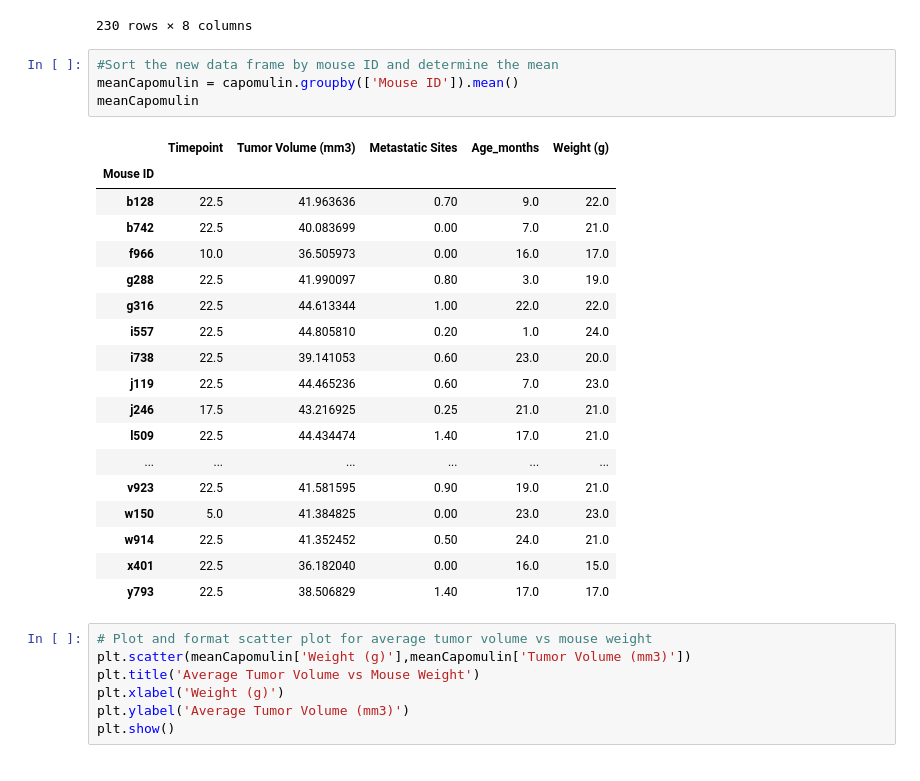
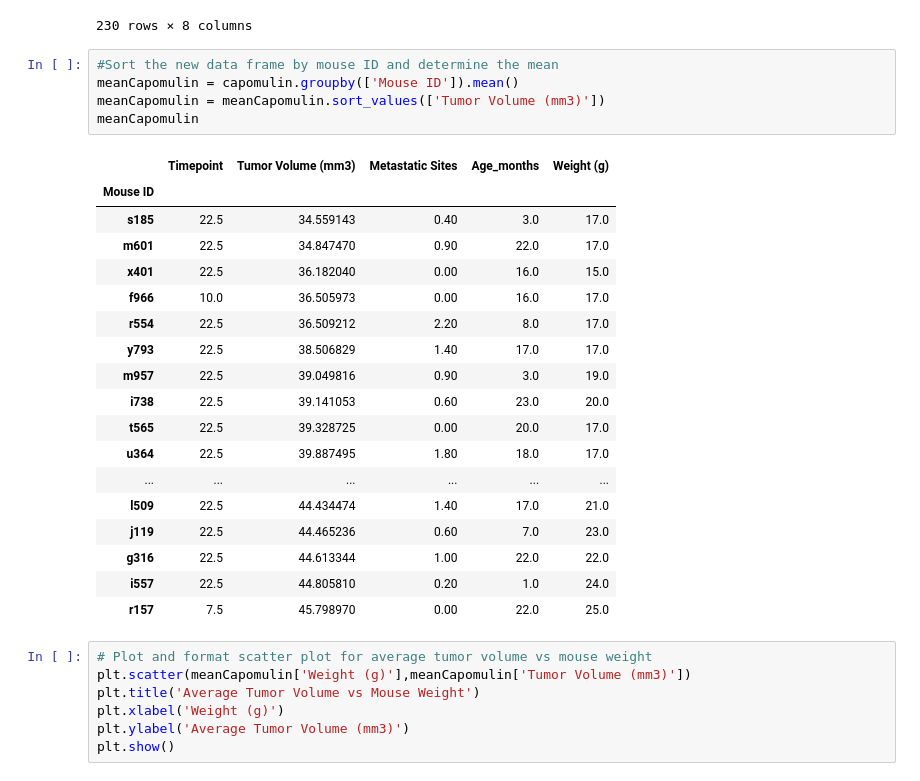
Before and after one commit to JDough89/Pymaceuticals, a Jupyter notebook: pymaceuticals.ipynb, the cells around one changed output. Cells and saved outputs as stored; diff of their text form.

Commit message:
sortTumoreVolume

```diff
--- a/pymaceuticals.ipynb
+++ b/pymaceuticals.ipynb
@@ -286,26 +286,27 @@ capomulin
 # %%
 #Sort the new data frame by mouse ID and determine the mean
 meanCapomulin = capomulin.groupby(['Mouse ID']).mean()
+meanCapomulin = meanCapomulin.sort_values(['Tumor Volume (mm3)'])
 meanCapomulin
 # %% [output]
 |  | Timepoint | Tumor Volume (mm3) | Metastatic Sites | Age_months | Weight (g) |
 | Mouse ID |  |  |  |  |  |
-| b128 | 22.5 | 41.963636 | 0.70 | 9.0 | 22.0 |
-| b742 | 22.5 | 40.083699 | 0.00 | 7.0 | 21.0 |
+| s185 | 22.5 | 34.559143 | 0.40 | 3.0 | 17.0 |
+| m601 | 22.5 | 34.847470 | 0.90 | 22.0 | 17.0 |
+| x401 | 22.5 | 36.182040 | 0.00 | 16.0 | 15.0 |
 | f966 | 10.0 | 36.505973 | 0.00 | 16.0 | 17.0 |
-| g288 | 22.5 | 41.990097 | 0.80 | 3.0 | 19.0 |
+| r554 | 22.5 | 36.509212 | 2.20 | 8.0 | 17.0 |
+| y793 | 22.5 | 38.506829 | 1.40 | 17.0 | 17.0 |
+| m957 | 22.5 | 39.049816 | 0.90 | 3.0 | 19.0 |
+| i738 | 22.5 | 39.141053 | 0.60 | 23.0 | 20.0 |
+| t565 | 22.5 | 39.328725 | 0.00 | 20.0 | 17.0 |
+| u364 | 22.5 | 39.887495 | 1.80 | 18.0 | 17.0 |
+| ... | ... | ... | ... | ... | ... |
+| l509 | 22.5 | 44.434474 | 1.40 | 17.0 | 21.0 |
+| j119 | 22.5 | 44.465236 | 0.60 | 7.0 | 23.0 |
 | g316 | 22.5 | 44.613344 | 1.00 | 22.0 | 22.0 |
 | i557 | 22.5 | 44.805810 | 0.20 | 1.0 | 24.0 |
-| i738 | 22.5 | 39.141053 | 0.60 | 23.0 | 20.0 |
-| j119 | 22.5 | 44.465236 | 0.60 | 7.0 | 23.0 |
-| j246 | 17.5 | 43.216925 | 0.25 | 21.0 | 21.0 |
-| l509 | 22.5 | 44.434474 | 1.40 | 17.0 | 21.0 |
-| ... | ... | ... | ... | ... | ... |
-| v923 | 22.5 | 41.581595 | 0.90 | 19.0 | 21.0 |
-| w150 | 5.0 | 41.384825 | 0.00 | 23.0 | 23.0 |
-| w914 | 22.5 | 41.352452 | 0.50 | 24.0 | 21.0 |
-| x401 | 22.5 | 36.182040 | 0.00 | 16.0 | 15.0 |
-| y793 | 22.5 | 38.506829 | 1.40 | 17.0 | 17.0 |
+| r157 | 7.5 | 45.798970 | 0.00 | 22.0 | 25.0 |
 # %%
 # Plot and format scatter plot for average tumor volume vs mouse weight
 plt.scatter(meanCapomulin['Weight (g)'],meanCapomulin['Tumor Volume (mm3)'])
```
Also changed, not shown: parts of 1 cell of this notebook.
